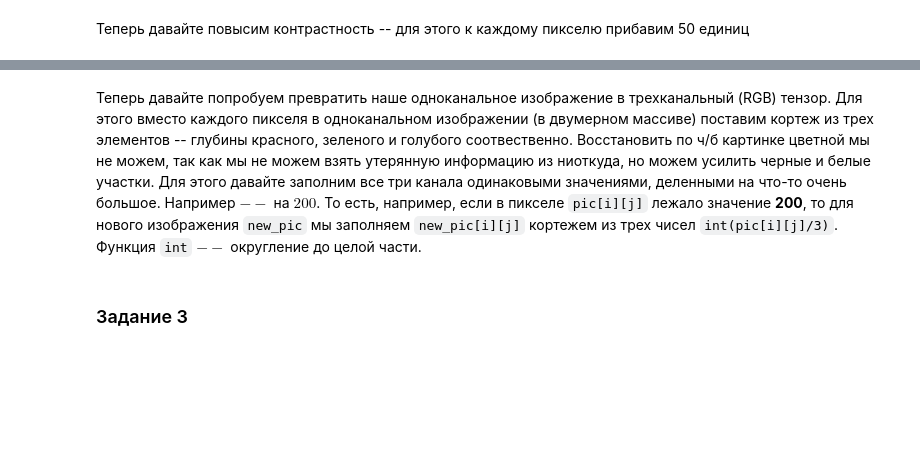
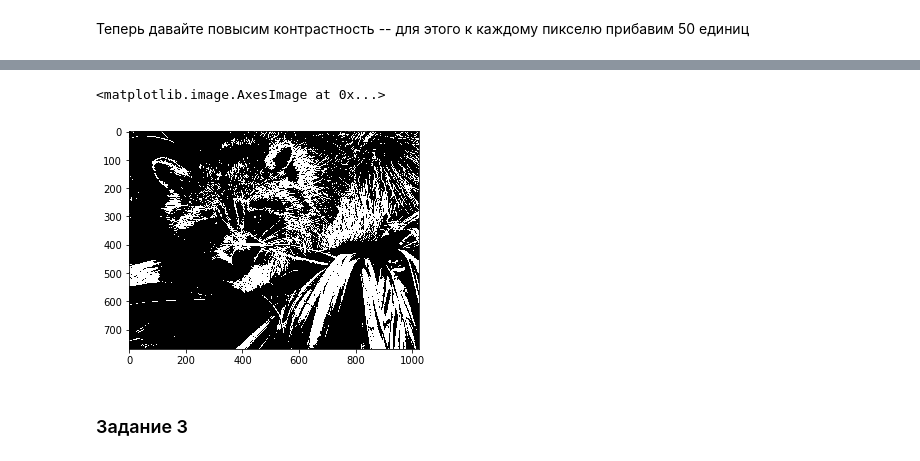
Before and after one commit to IFShirokikh/Sberbank-course, a Jupyter notebook: day1/homework_numpy.ipynb, the cells around one changed output, grey strips where cells are left out. Cells and saved outputs as stored; diff of their text form; code cells hidden in the pictures; blank space fills up the shorter version.

```diff
--- a/day1/homework_numpy.ipynb
+++ b/day1/homework_numpy.ipynb
@@ -299,4 +345,10 @@ h,w=#тут ваш код
+# %%
+new_pic = np.zeros((h,w,3)) #создадим пустую матрицу, куда будем записывать значения
+for i in range(h):
+    for j in range(w):
+        new_pic[i, j, 0] = new_pic[i, j, 1] = new_pic[i, j, 2] = int(pic[i, j] / 200)
 # %%
-plt.imshow(pic)
+plt.imshow(new_pic)
+# %% [output]
+<matplotlib.image.AxesImage at 0x...>
+[figure, added]
-# %% [markdown]
-Теперь давайте попробуем превратить наше одноканальное изображение в трехканальный (RGB) тензор. Для этого вместо каждого пикселя в одноканальном изображении (в двумерном массиве) поставим кортеж из трех элементов -- глубины красного, зеленого и голубого соотвественно. Восстановить по ч/б картинке цветной мы не можем, так как мы не можем взять утерянную информацию из ниоткуда, но можем усилить черные и белые участки. Для этого давайте заполним все три канала одинаковыми значениями, деленными на что-то очень большое. Например $--$ на $200$.  То есть, например, если в пикселе `pic[i][j]` лежало значение **200**, то для нового изображения `new_pic` мы заполняем `new_pic[i][j]` кортежем из трех чисел `int(pic[i][j]/3)`. Функция `int` $--$ округление до целой части.
```
Also changed, not shown: parts of 34 cells of this notebook.
